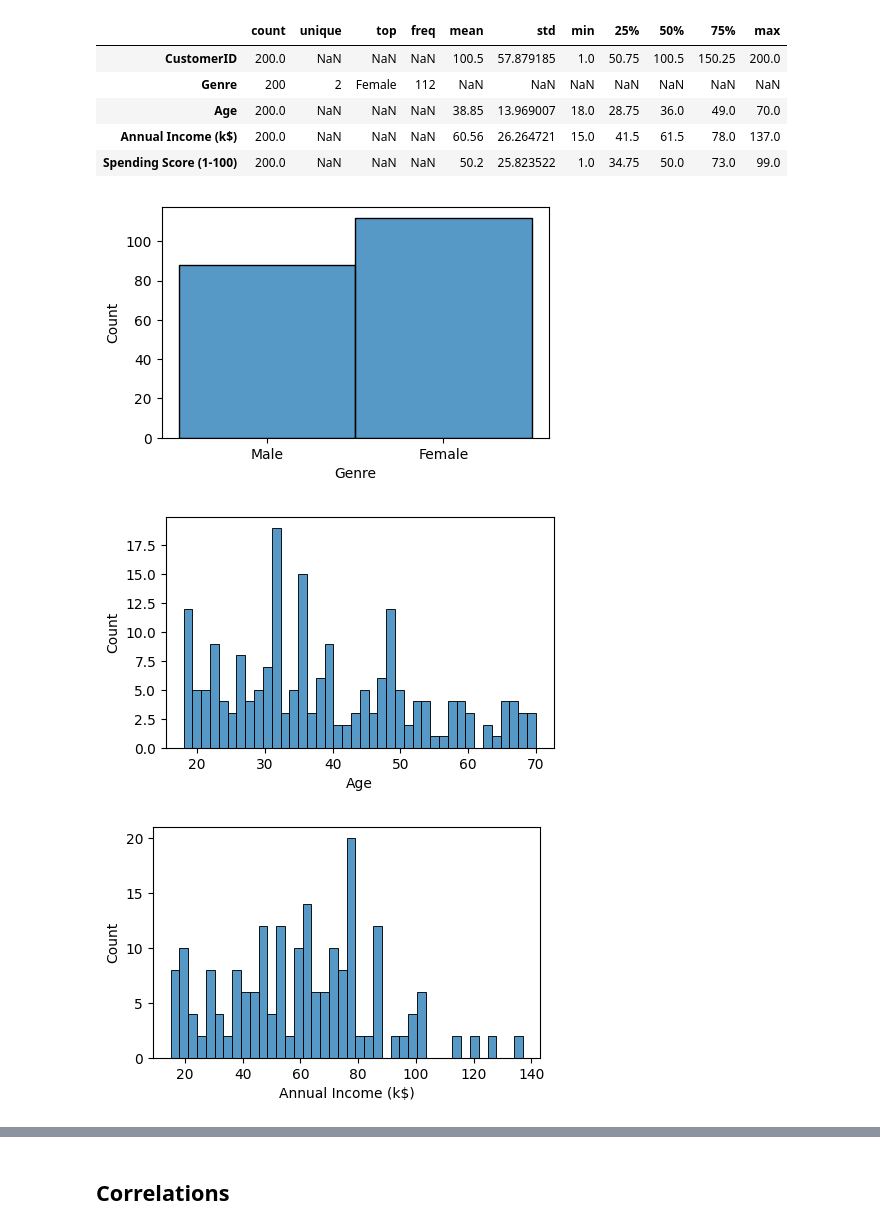
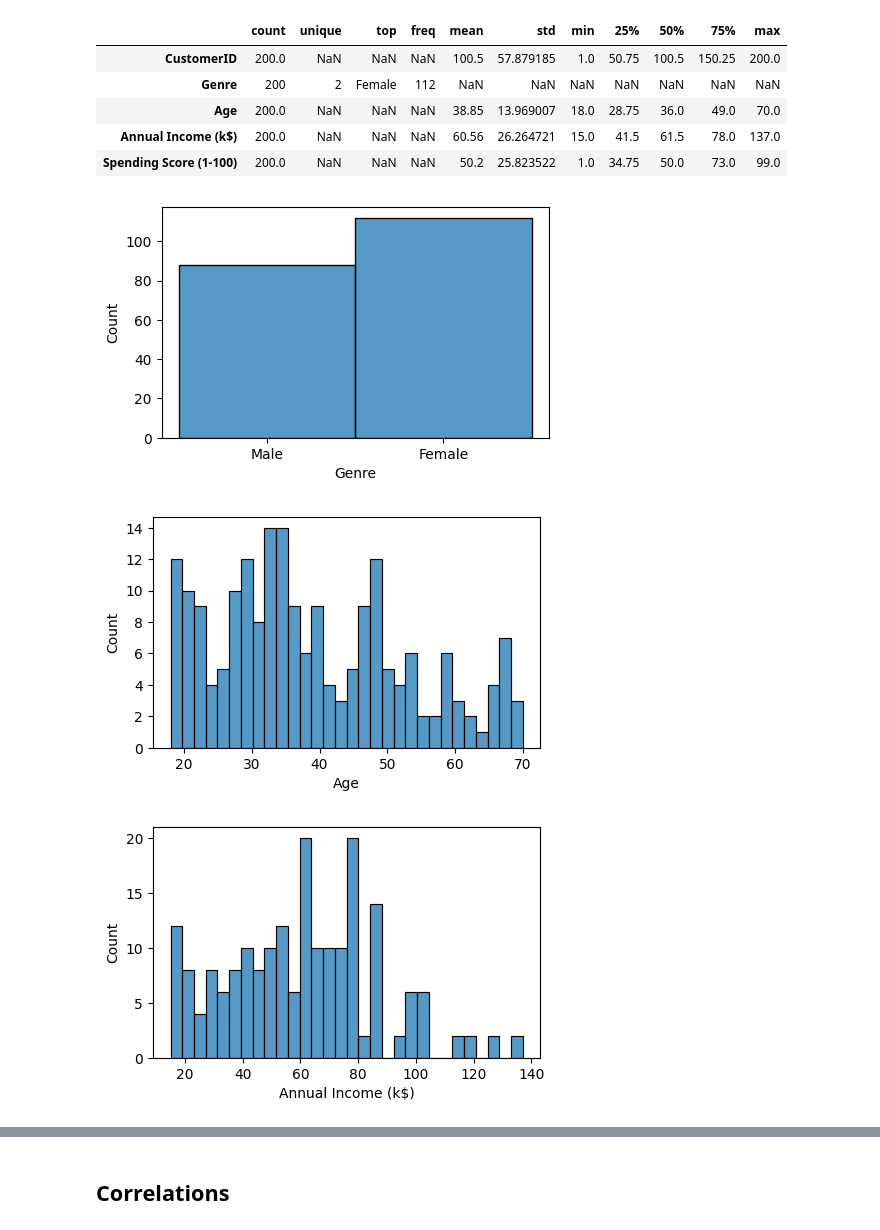
Before and after one commit to essiesalari/Mall-Customers-ML, a Jupyter notebook: Mall Customers ML Project.ipynb, the cells around one changed output, grey strips where cells are left out. Saved outputs shown, nothing was run; the diff lists cells and outputs as text; code cells hidden in the pictures.

```diff
--- a/Mall Customers ML Project.ipynb
+++ b/Mall Customers ML Project.ipynb
@@ -63,11 +74,11 @@ df.describe(include="all").T
 # %%
 features = ['Genre', 'Age', 'Annual Income (k$)','Spending Score (1-100)']
 
 for feature in features:
   plt.figure(figsize=(5,3))
-  sns.histplot(data=df[feature], bins=40)
+  sns.histplot(data=df[feature], bins=30)
   plt.show()
 # %% [output]
 [figure]
-[figure, old version]
+[figure, new version]
-[figure, old version]
+[figure, new version]
```
Also changed, not shown: parts of 7 cells of this notebook.
